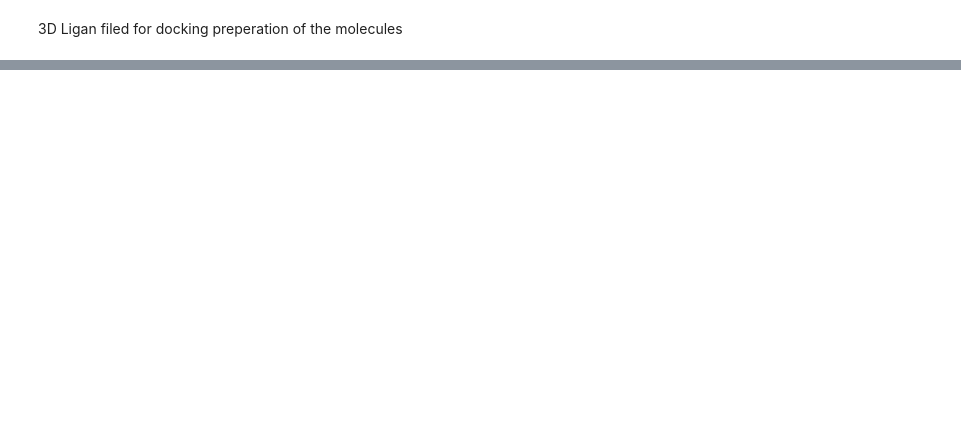
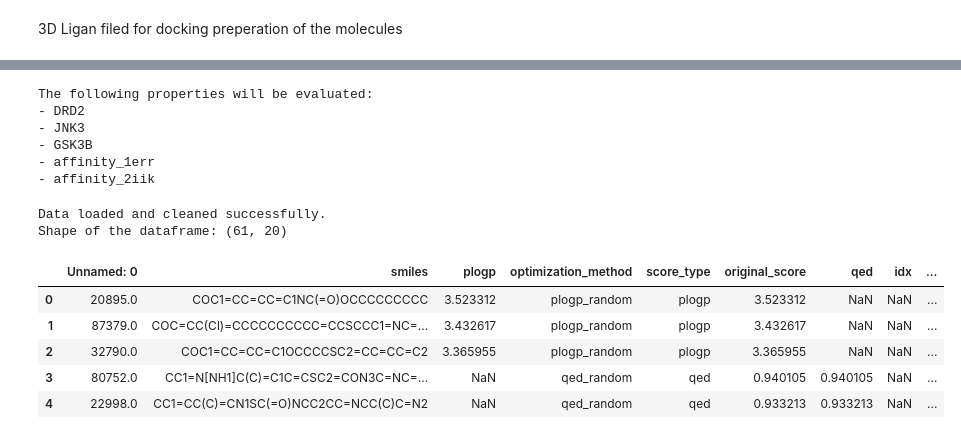
Before and after one commit to apostolhskouk/moldecular_biology_dsit, a Jupyter notebook: deliverable.ipynb, the cells around one changed output, grey strips where cells are left out. Saved outputs shown, nothing was run; the diff lists cells and outputs as text; code cells hidden in the pictures; blank space fills up the shorter version.

```diff
--- a/deliverable.ipynb
+++ b/deliverable.ipynb
@@ -1579,5 +1528,7 @@ Downloaded 6CM4.pdb for DRD2
 # %% [markdown]
 3D Ligan filed for docking preperation of the molecules
+# %%
+master_df = pd.read_csv("master_df.csv")
 # %%
 ligand_dir = "ligand_files_3d"
 os.makedirs(ligand_dir, exist_ok=True)
@@ -1603,0 +1634,50 @@ Generated 3D structures for all 66 ligands in 'ligand_files_3d'
+# %%
+# --- Initialize Parallel Processing ---
+# Adjust nb_workers based on your machine's CPU count for faster calculations
+pandarallel.initialize(nb_workers=os.cpu_count(), progress_bar=True, verbose=1)
+
+# --- Define Properties to Evaluate ---
+# This dictionary now uses the custom AutoDock function from your repository.
+# NOTE: The repo is only pre-configured for '1err' and '2iik'.
+# To evaluate ESR1 and ACAA1, you must first prepare their AutoDock grid files
+# and add them to the PROTEIN_FILES dictionary in scores.py.
+PROPS_TO_EVALUATE = {
+    # Non-docking properties
+    "DRD2": smiles2drd2,
+    "JNK3": smiles2jnk3,
+    "GSK3B": smiles2gsk3b,
+    "affinity_1err": partial(smiles2affinity, protein_file=PROTEIN_FILES["1err"]),
+    "affinity_2iik": partial(smiles2affinity, protein_file=PROTEIN_FILES["2iik"]),
+}
+
+print("The following properties will be evaluated:")
+for prop_name in PROPS_TO_EVALUATE.keys():
+    print(f"- {prop_name}")
+# %% [output]
+The following properties will be evaluated:
+- DRD2
+- JNK3
+- GSK3B
+- affinity_1err
+- affinity_2iik
+# %%
+DATA_FILE = "master_df.csv"
+master_df = pd.read_csv(DATA_FILE)
+
+
+master_df.dropna(subset=['smiles'], inplace=True)
+master_df.drop_duplicates(subset=['smiles'], inplace=True)
+master_df.reset_index(drop=True, inplace=True)
+
+print("Data loaded and cleaned successfully.")
+print(f"Shape of the dataframe: {master_df.shape}")
+display(master_df.head())
+# %% [output]
+Data loaded and cleaned successfully.
+Shape of the dataframe: (61, 20)
+|  | Unnamed: 0 | smiles | plogp | optimization_method | score_type | original_score | qed | idx | ... |
+| 0 | 20895.0 | COC1=CC=CC=C1NC(=O)OCCCCCCCCC | 3.523312 | plogp_random | plogp | 3.523312 | NaN | NaN | ... |
+| 1 | 87379.0 | COC=CC(Cl)=CCCCCCCCCC=CCSCCC1=NC=... | 3.432617 | plogp_random | plogp | 3.432617 | NaN | NaN | ... |
+| 2 | 32790.0 | COC1=CC=CC=C1OCCCCSC2=CC=CC=C2 | 3.365955 | plogp_random | plogp | 3.365955 | NaN | NaN | ... |
+| 3 | 80752.0 | CC1=N[NH1]C(C)=C1C=CSC2=CON3C=NC=... | NaN | qed_random | qed | 0.940105 | 0.940105 | NaN | ... |
+| 4 | 22998.0 | CC1=CC(C)=CN1SC(=O)NCC2CC=NCC(C)C=N2 | NaN | qed_random | qed | 0.933213 | 0.933213 | NaN | ... |
```
Also changed, not shown: parts of 11 cells of this notebook.
